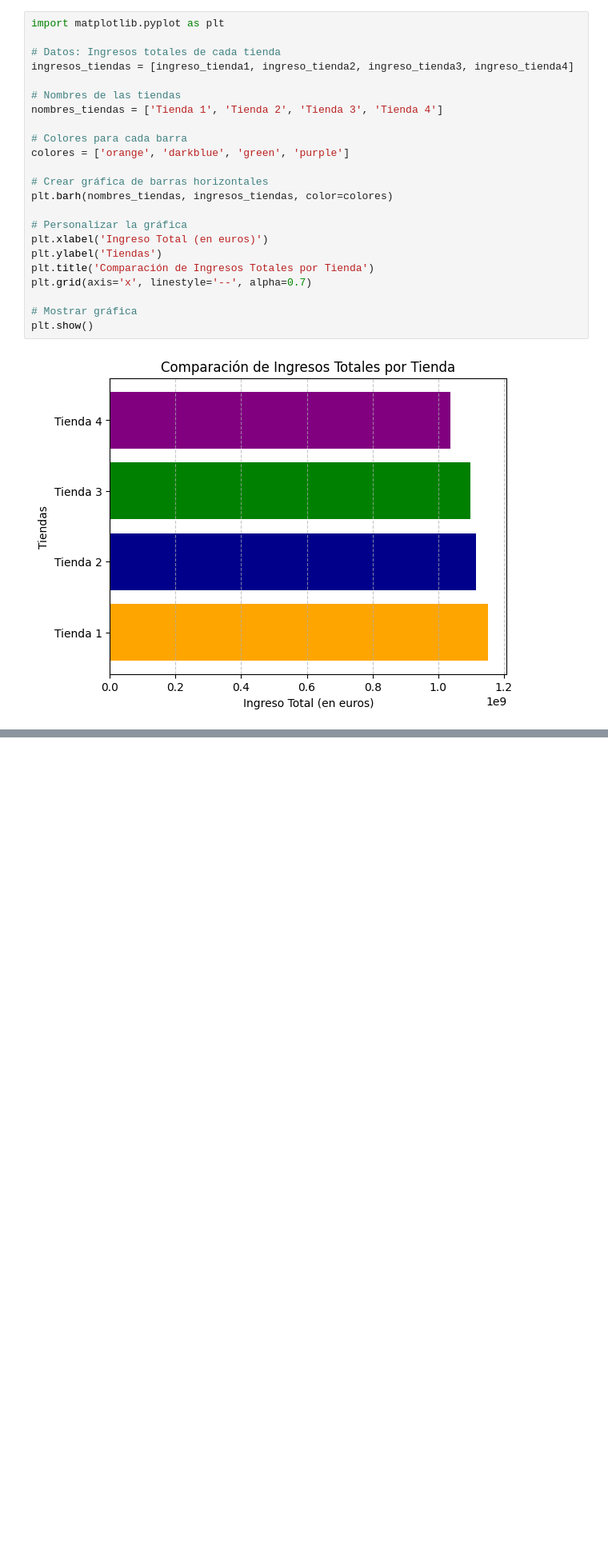
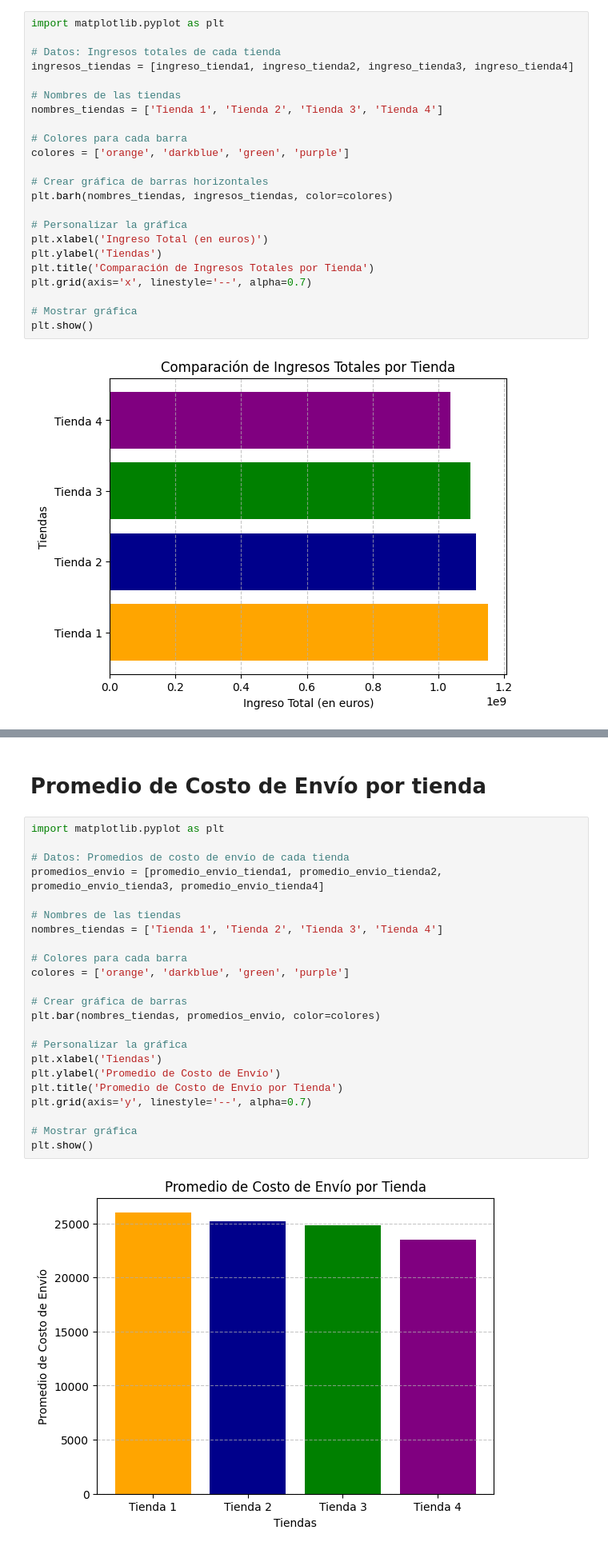
Before and after one commit to PatiPat76/STORE_ALURA, a Jupyter notebook: AluraStoreLatam.ipynb, the cells around one changed output, grey strips where cells are left out. Shown at 80% size. Saved outputs shown, nothing was run; the diff lists cells and outputs as text; blank space fills up the shorter version.

```diff
--- a/AluraStoreLatam.ipynb
+++ b/AluraStoreLatam.ipynb
@@ -334,0 +419,27 @@ plt.show()
+# %% [markdown]
+# Promedio de Costo de Envío por tienda
+# %%
+import matplotlib.pyplot as plt
+
+# Datos: Promedios de costo de envío de cada tienda
+promedios_envio = [promedio_envio_tienda1, promedio_envio_tienda2, promedio_envio_tienda3, promedio_envio_tienda4]
+
+# Nombres de las tiendas
+nombres_tiendas = ['Tienda 1', 'Tienda 2', 'Tienda 3', 'Tienda 4']
+
+# Colores para cada barra
+colores = ['orange', 'darkblue', 'green', 'purple']
+
+# Crear gráfica de barras
+plt.bar(nombres_tiendas, promedios_envio, color=colores)
+
+# Personalizar la gráfica
+plt.xlabel('Tiendas')
+plt.ylabel('Promedio de Costo de Envío')
+plt.title('Promedio de Costo de Envío por Tienda')
+plt.grid(axis='y', linestyle='--', alpha=0.7)
+
+# Mostrar gráfica
+plt.show()
+# %% [output]
+[figure, added]
```
Also changed, not shown: parts of 9 cells of this notebook.
